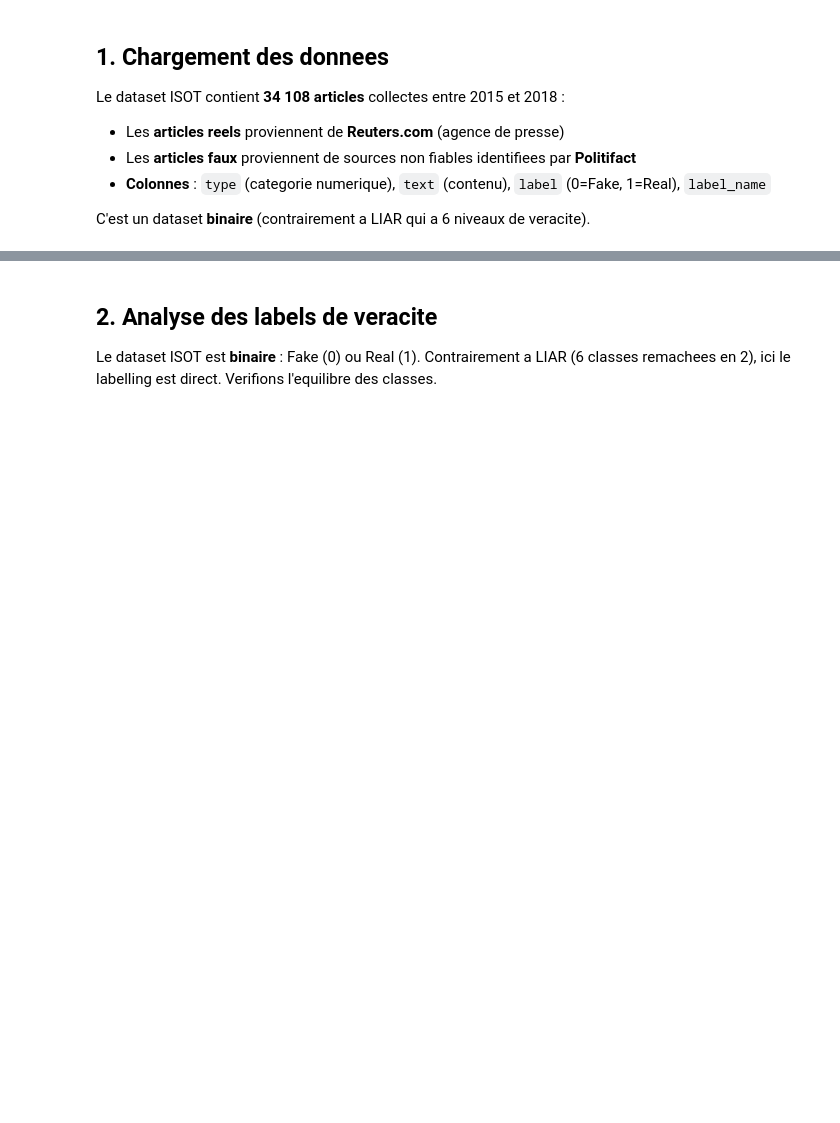
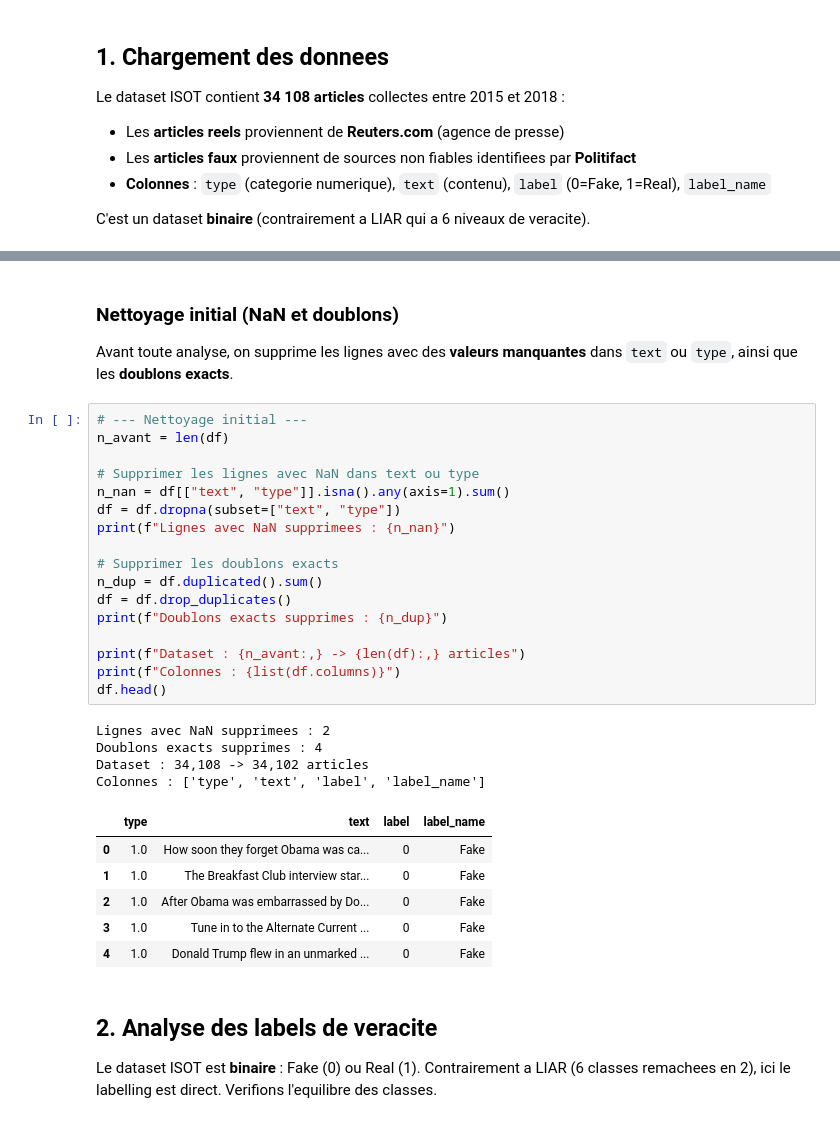
Before and after one commit to julessa/grp3_projet3_data, a Jupyter notebook: notebooks/EDA_ISOT.ipynb, the cells around one changed output, grey strips where cells are left out. Drawn from its saved outputs; the diff is of its cells as text; blank space fills up the shorter version.

```diff
--- a/notebooks/EDA_ISOT.ipynb
+++ b/notebooks/EDA_ISOT.ipynb
@@ -66,3 +107,36 @@ df.describe(include="all")
+# %% [markdown]
+### Nettoyage initial (NaN et doublons)
+
+Avant toute analyse, on supprime les lignes avec des **valeurs manquantes** dans `text` ou `type`,
+ainsi que les **doublons exacts**.
+# %%
+# --- Nettoyage initial ---
+n_avant = len(df)
+
+# Supprimer les lignes avec NaN dans text ou type
+n_nan = df[["text", "type"]].isna().any(axis=1).sum()
+df = df.dropna(subset=["text", "type"])
+print(f"Lignes avec NaN supprimees : {n_nan}")
+
+# Supprimer les doublons exacts
+n_dup = df.duplicated().sum()
+df = df.drop_duplicates()
+print(f"Doublons exacts supprimes : {n_dup}")
+
+print(f"Dataset : {n_avant:,} -> {len(df):,} articles")
+print(f"Colonnes : {list(df.columns)}")
+df.head()
+# %% [output]
+Lignes avec NaN supprimees : 2
+Doublons exacts supprimes : 4
+Dataset : 34,108 -> 34,102 articles
+Colonnes : ['type', 'text', 'label', 'label_name']
+|  | type | text | label | label_name |
+| 0 | 1.0 | How soon they forget Obama was ca... | 0 | Fake |
+| 1 | 1.0 | The Breakfast Club interview star... | 0 | Fake |
+| 2 | 1.0 | After Obama was embarrassed by Do... | 0 | Fake |
+| 3 | 1.0 | Tune in to the Alternate Current ... | 0 | Fake |
+| 4 | 1.0 | Donald Trump flew in an unmarked ... | 0 | Fake |
 # %% [markdown]
 ## 2. Analyse des labels de veracite
 
```
Also changed, not shown: parts of 9 cells of this notebook, 43 other files.
